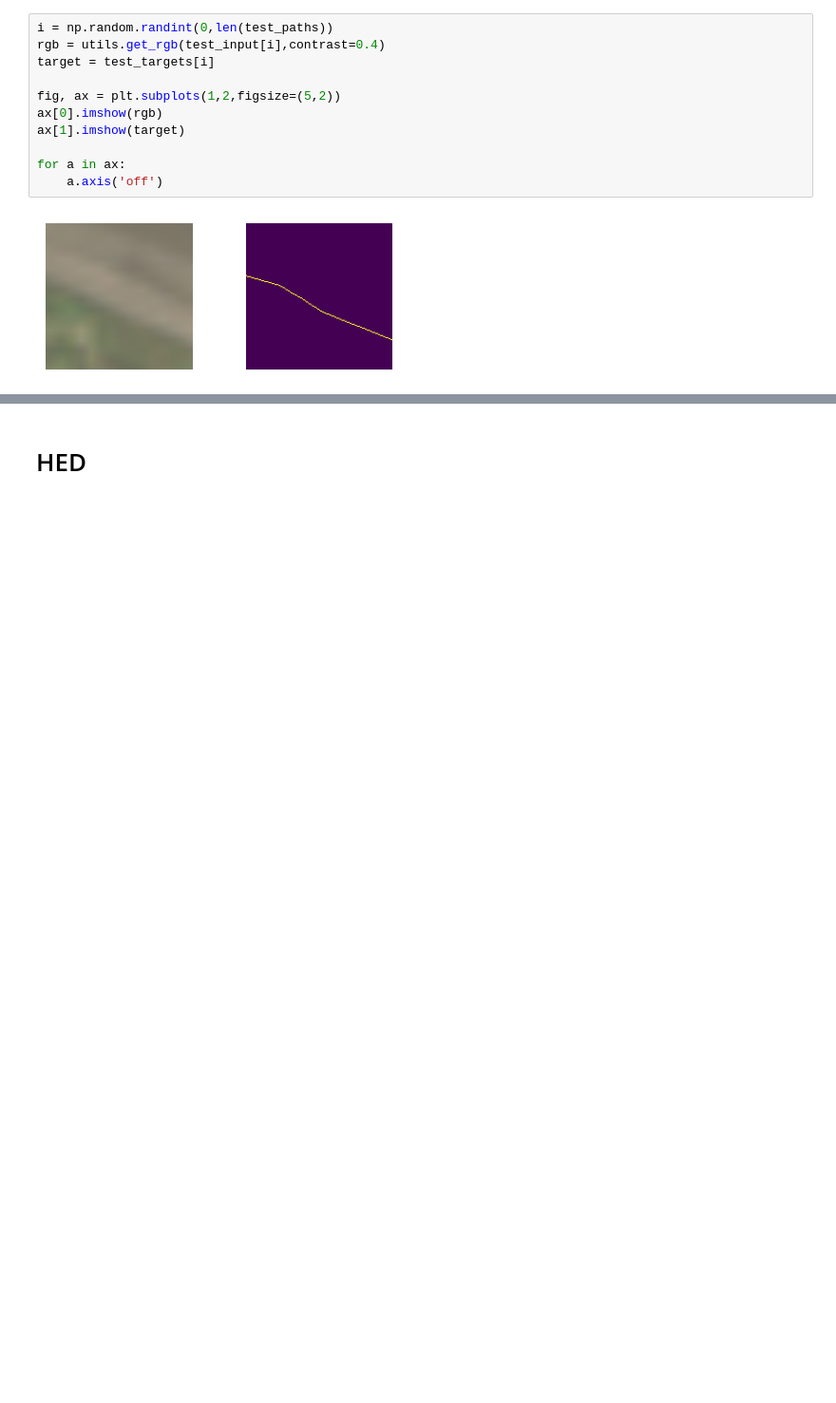
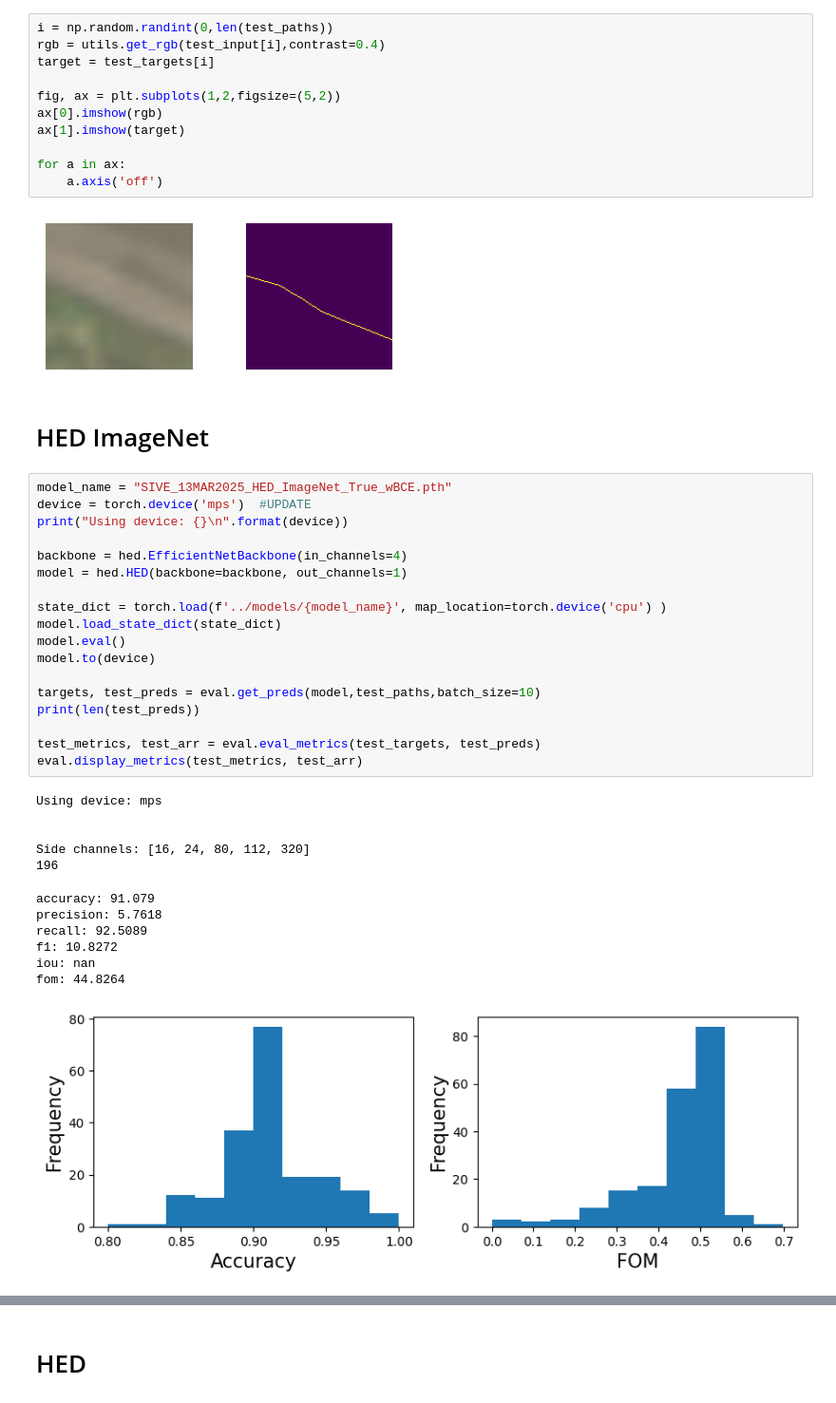
Before and after one commit to conorosully/sentinel2-vegetation-line, a Jupyter notebook: src/model_evaluation.ipynb, the cells around one changed output, grey strips where cells are left out. Shown: that part at 95% size. Saved outputs shown, nothing was run; the diff lists cells and outputs as text; blank space fills up the shorter version.

```diff
--- a/src/model_evaluation.ipynb
+++ b/src/model_evaluation.ipynb
@@ -72,3 +47,36 @@ for a in ax:
     a.axis('off')
 # %% [output]
 [figure]
+# %% [markdown]
+# HED ImageNet
+# %%
+model_name = "SIVE_13MAR2025_HED_ImageNet_True_wBCE.pth"
+device = torch.device('mps')  #UPDATE
+print("Using device: {}\n".format(device))
+
+backbone = hed.EfficientNetBackbone(in_channels=4)
+model = hed.HED(backbone=backbone, out_channels=1)
+
+state_dict = torch.load(f'../models/{model_name}', map_location=torch.device('cpu') )
+model.load_state_dict(state_dict)
+model.eval()
+model.to(device)
+
+targets, test_preds = eval.get_preds(model,test_paths,batch_size=10)
+print(len(test_preds))
+
+test_metrics, test_arr = eval.eval_metrics(test_targets, test_preds)
+eval.display_metrics(test_metrics, test_arr)
+# %% [output]
+Using device: mps
+
+
+Side channels: [16, 24, 80, 112, 320]
+196
+accuracy: 91.079
+precision: 5.7618
+recall: 92.5089
+f1: 10.8272
+iou: nan
+fom: 44.8264
+[figure, added]
```
Also changed, not shown: parts of 3 cells of this notebook, 5 other files.
